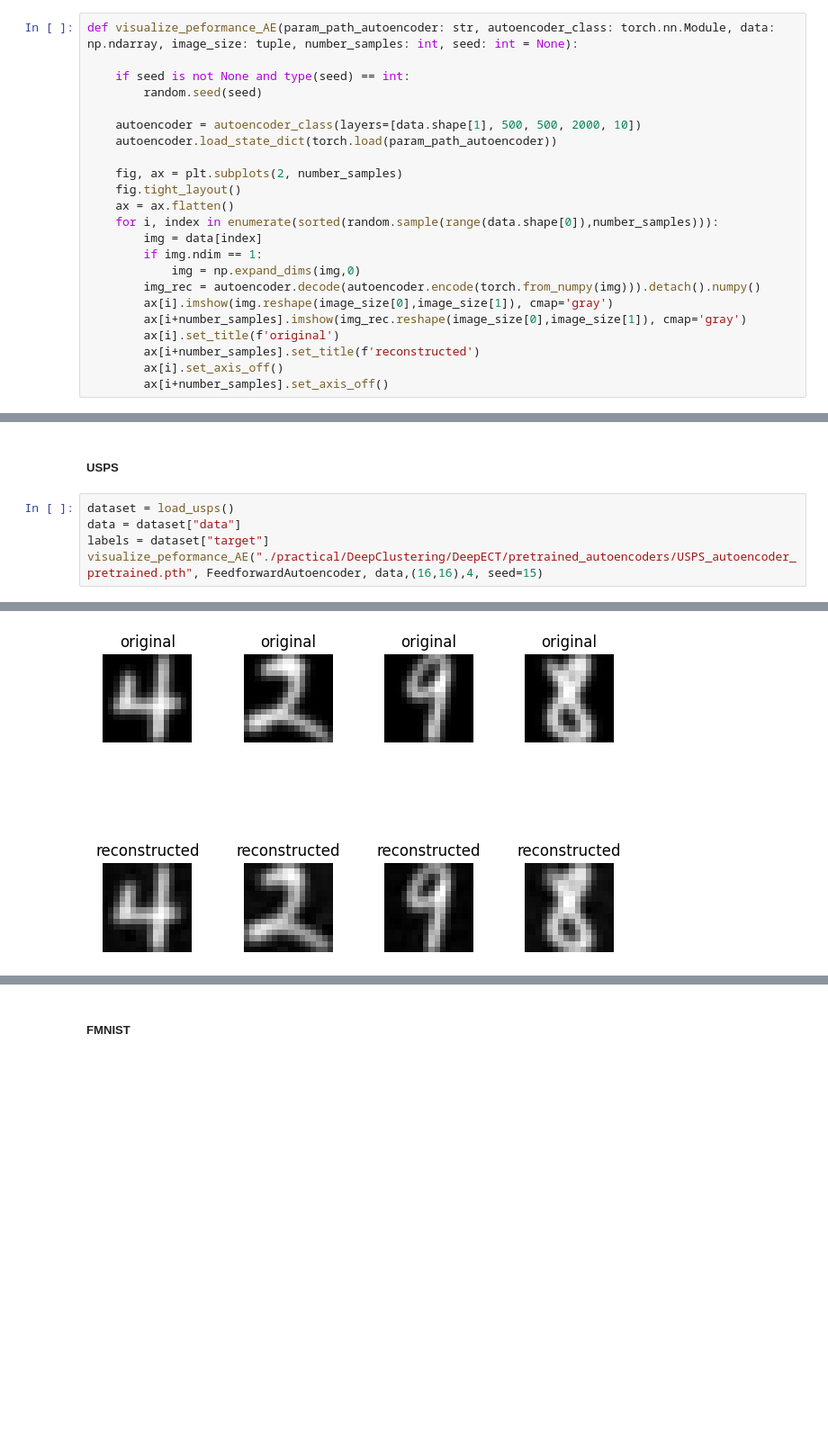
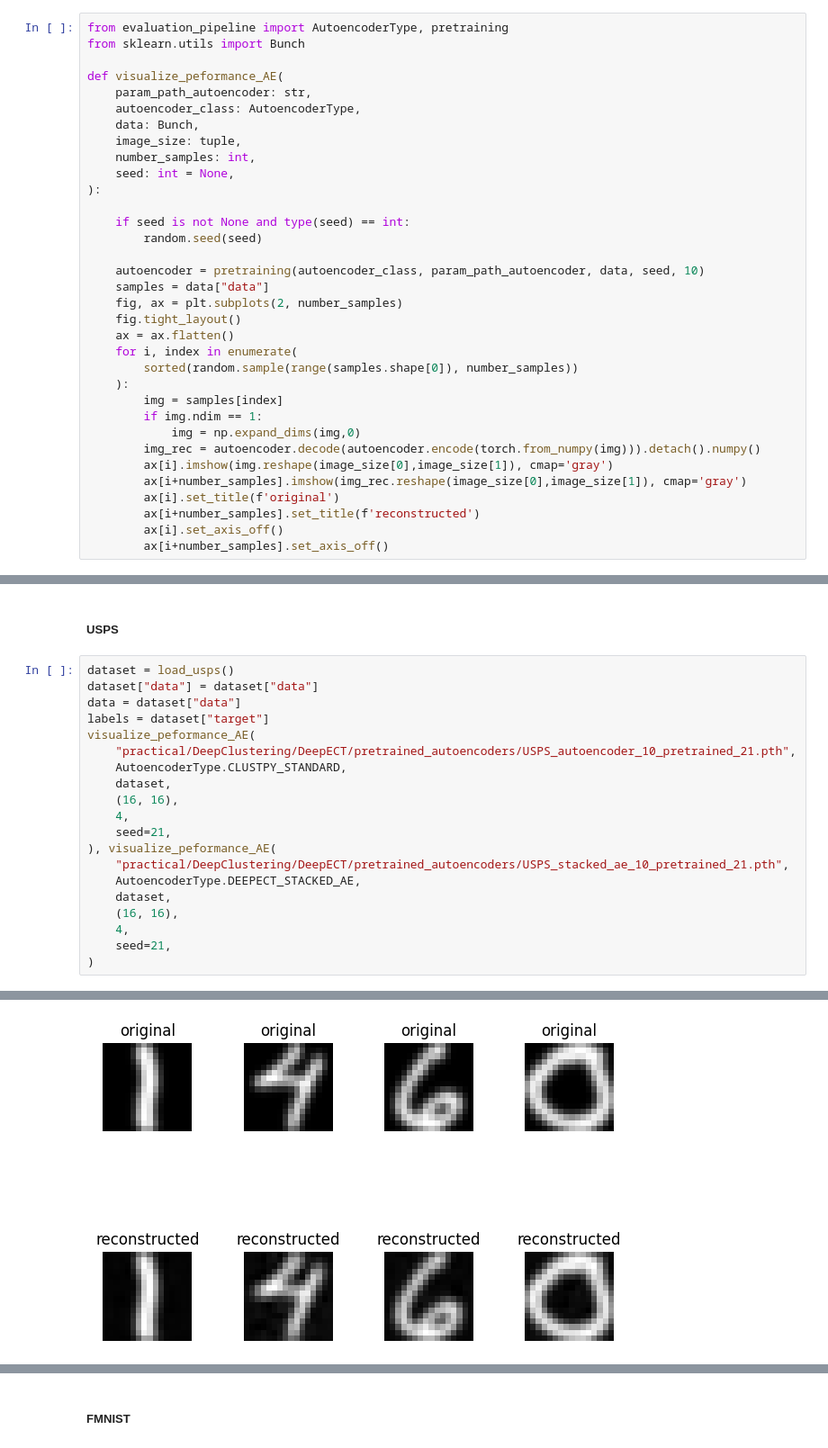
Before and after one commit to julianSchilcher/LMU_Master_Practical_SoSe24, a Jupyter notebook: practical/DeepClustering/DeepECT/deepect.ipynb, the cells around one changed output, grey strips where cells are left out. Shown: that part at 90% size. Cells and saved outputs as stored; diff of their text form; blank space fills up the shorter version.

Commit message:
updated visualization

```diff
--- a/practical/DeepClustering/DeepECT/deepect.ipynb
+++ b/practical/DeepClustering/DeepECT/deepect.ipynb
@@ -32,19 +36,30 @@ import networkx as nx
 # %% [markdown]
 ## Visualizing pretrained autoencoders
 # %%
-def visualize_peformance_AE(param_path_autoencoder: str, autoencoder_class: torch.nn.Module, data: np.ndarray, image_size: tuple, number_samples: int, seed: int = None):
+from evaluation_pipeline import AutoencoderType, pretraining
+from sklearn.utils import Bunch
+
+def visualize_peformance_AE(
+    param_path_autoencoder: str,
+    autoencoder_class: AutoencoderType,
+    data: Bunch,
+    image_size: tuple,
+    number_samples: int,
+    seed: int = None,
+):
 
     if seed is not None and type(seed) == int:
         random.seed(seed)
 
-    autoencoder = autoencoder_class(layers=[data.shape[1], 500, 500, 2000, 10])
-    autoencoder.load_state_dict(torch.load(param_path_autoencoder))
-
+    autoencoder = pretraining(autoencoder_class, param_path_autoencoder, data, seed, 10)
+    samples = data["data"]
     fig, ax = plt.subplots(2, number_samples)
     fig.tight_layout()
     ax = ax.flatten()
-    for i, index in enumerate(sorted(random.sample(range(data.shape[0]),number_samples))):
-        img = data[index]
+    for i, index in enumerate(
+        sorted(random.sample(range(samples.shape[0]), number_samples))
+    ):
+        img = samples[index]
         if img.ndim == 1:
             img = np.expand_dims(img,0)
         img_rec = autoencoder.decode(autoencoder.encode(torch.from_numpy(img))).detach().numpy()
@@ -67,7 +101,22 @@ visualize_peformance_AE("./practical/DeepClustering/DeepECT/pretrained_autoencod
 ##### USPS
 # %%
 dataset = load_usps()
+dataset["data"] = dataset["data"]
 data = dataset["data"]
 labels = dataset["target"]
-visualize_peformance_AE("./practical/DeepClustering/DeepECT/pretrained_autoencoders/USPS_autoencoder_pretrained.pth", FeedforwardAutoencoder, data,(16,16),4, seed=15)
+visualize_peformance_AE(
+    "practical/DeepClustering/DeepECT/pretrained_autoencoders/USPS_autoencoder_10_pretrained_21.pth",
+    AutoencoderType.CLUSTPY_STANDARD,
+    dataset,
+    (16, 16),
+    4,
+    seed=21,
+), visualize_peformance_AE(
+    "practical/DeepClustering/DeepECT/pretrained_autoencoders/USPS_stacked_ae_10_pretrained_21.pth",
+    AutoencoderType.DEEPECT_STACKED_AE,
+    dataset,
+    (16, 16),
+    4,
+    seed=21,
+)
 # %% [output]
@@ -74 +126 @@ visualize_peformance_AE("./practical/DeepClustering/DeepECT/pretrained_autoencod
-[figure, old version]
+[figure, new version]
```
Also changed, not shown: parts of 8 cells of this notebook.
